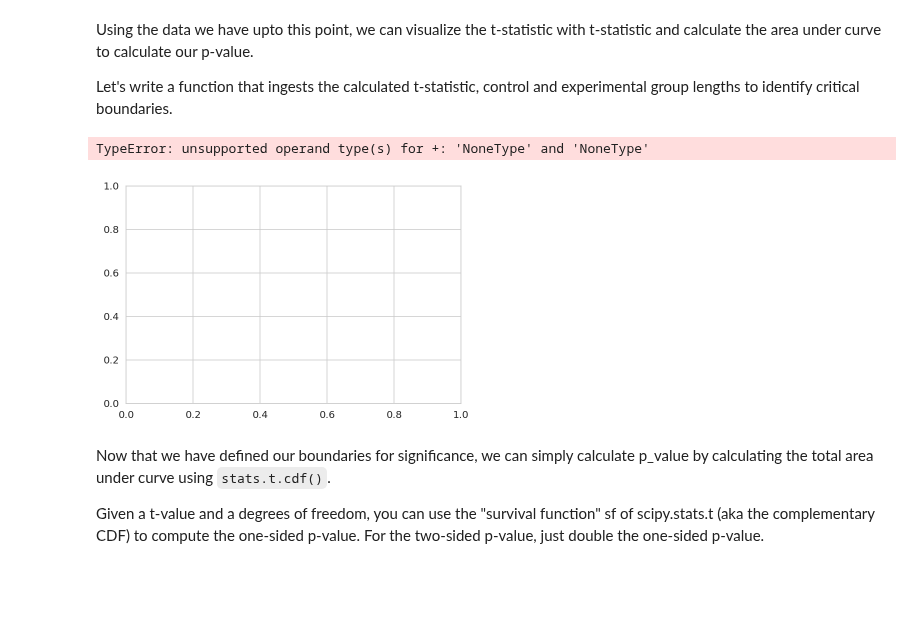
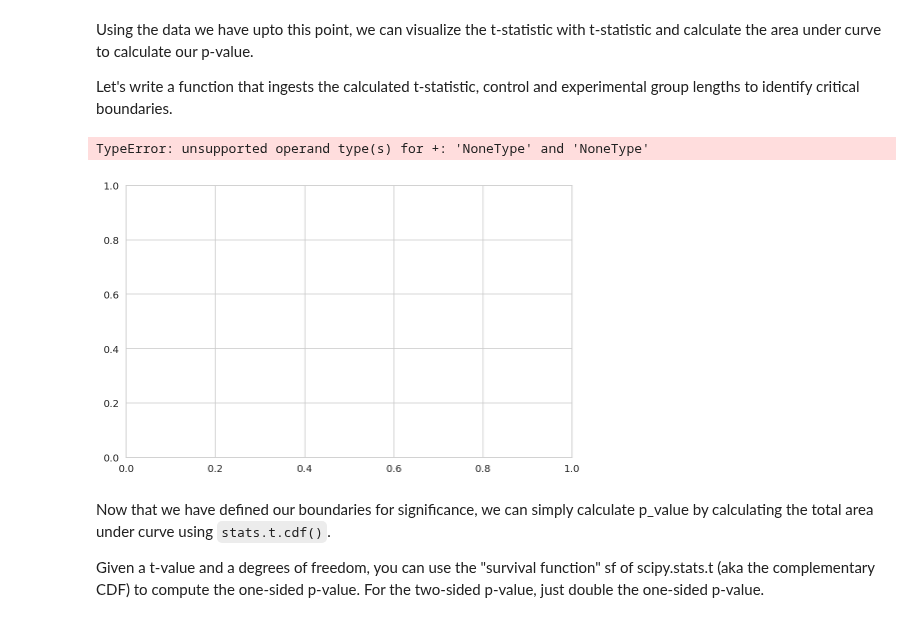
Before and after one commit to dlm6693/dsc-2-20-09-2-sample-t-tests-lab-nyc-ds-career-031119, a Jupyter notebook: index.ipynb, the cells around one changed output. Saved outputs shown, nothing was run; the diff lists cells and outputs as text; code cells hidden in the pictures; blank space fills up the shorter version.

```diff
--- a/index.ipynb
+++ b/index.ipynb
@@ -142,31 +142,32 @@ Let's write a function that ingests the calculated t-statistic, control and expe
 # %%
 # Visualize t and p_value
 
 def visualize_t(t_stat, n_control, n_experimental):
 
     # initialize a matplotlib "figure"
-    fig = plt.figure()
+    fig = plt.figure(figsize=(8,5))
+    ax = fig.gca()
     # generate points on the x axis between -4 and 4:
-    ax = fig.gca()
     xs = np.linspace(-4, 4, 500)
+
     # use stats.t.pdf to get values on the probability density function for the t-distribution
+
     ys= stats.t.pdf(xs, (n_control+n_experimental-2), 0, 1)
     ax.plot(xs, ys, linewidth=3, color='darkred')
-
-    # Draw two sided boundary for critical-t
 
     ax.axvline(t_stat, color='black', linestyle='--', lw=5)
     ax.axvline(-t_stat, color='black', linestyle='--', lw=5)
 
     plt.show()
     return None
+    return None
 
 n_control = None
 n_experimental = None
 visualize_t(t_stat, n_control, n_experimental)
 # %% [output]
 TypeError: unsupported operand type(s) for +: 'NoneType' and 'NoneType'
-[figure, old version]
+[figure, new version]
 # %%
 # Visualize p_value
 
```
